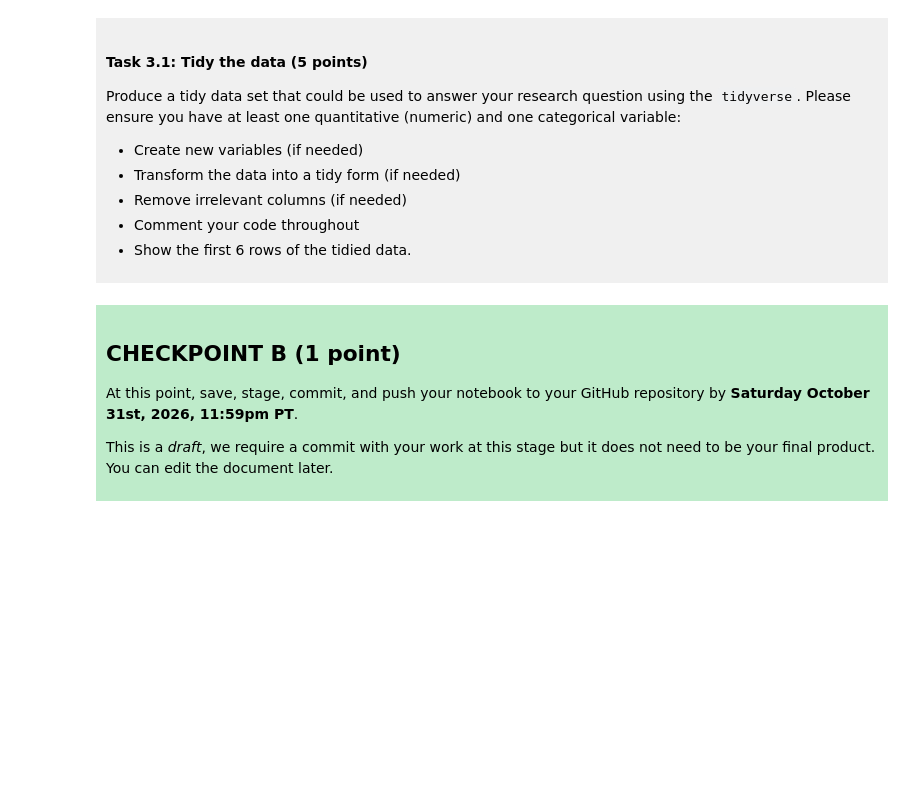
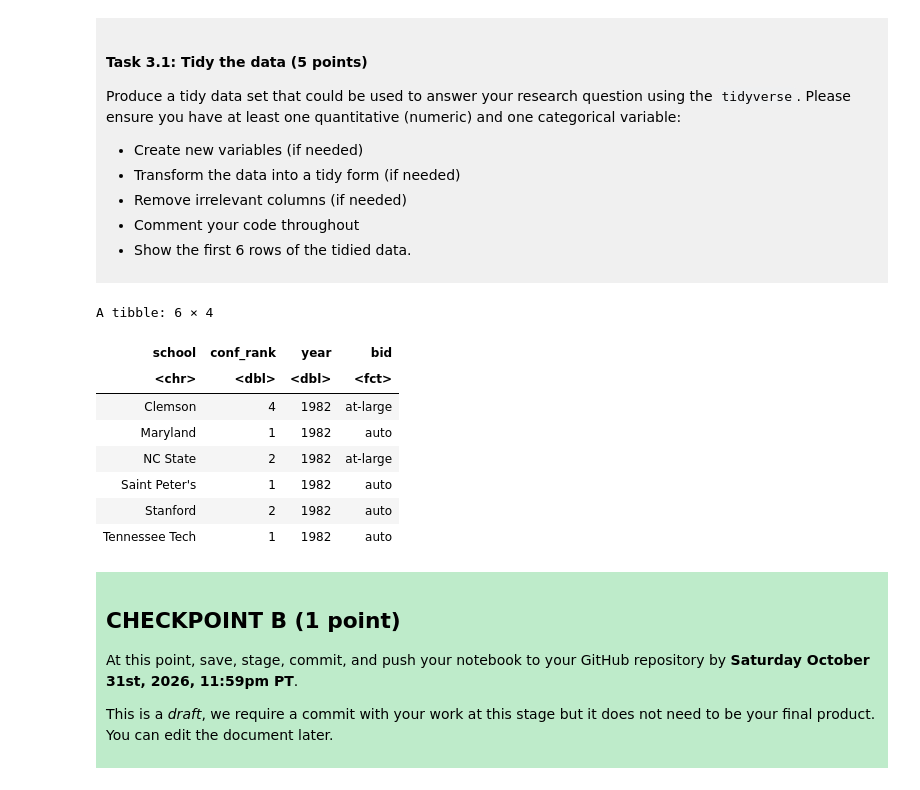
Before and after one commit to rm1310/dsci-100-project-rachel-ma, a Jupyter notebook: dsci-100-project-notebook.ipynb, the cells around one changed output. Saved outputs shown, nothing was run; the diff lists cells and outputs as text; code cells hidden in the pictures; blank space fills up the shorter version.

```diff
--- a/dsci-100-project-notebook.ipynb
+++ b/dsci-100-project-notebook.ipynb
@@ -189,7 +210,23 @@ Produce a tidy data set that could be used to answer your research question usin
 
 </div>
 # %%
-### EDIT THIS CODE CELL ###
+tidy_data <- data |>
+select(school, conf_rank, year, bid) |> # selects for the relevant variables
+filter(!is.na(conf_rank)) |> # filters out values of conf_rank that equal NA
+mutate(bid = as.factor(bid) # transforms bid from a character to a factor
+      )|>
+head(6)
+tidy_data
+# %% [output]
+A tibble: 6 × 4
+| school | conf_rank | year | bid |
+| <chr> | <dbl> | <dbl> | <fct> |
+| Clemson | 4 | 1982 | at-large |
+| Maryland | 1 | 1982 | auto |
+| NC State | 2 | 1982 | at-large |
+| Saint Peter's | 1 | 1982 | auto |
+| Stanford | 2 | 1982 | auto |
+| Tennessee Tech | 1 | 1982 | auto |
 # %% [markdown]
 <div style="background-color: #beebca; padding: 10px;">
 
```
Also changed, not shown: parts of 4 cells of this notebook.
